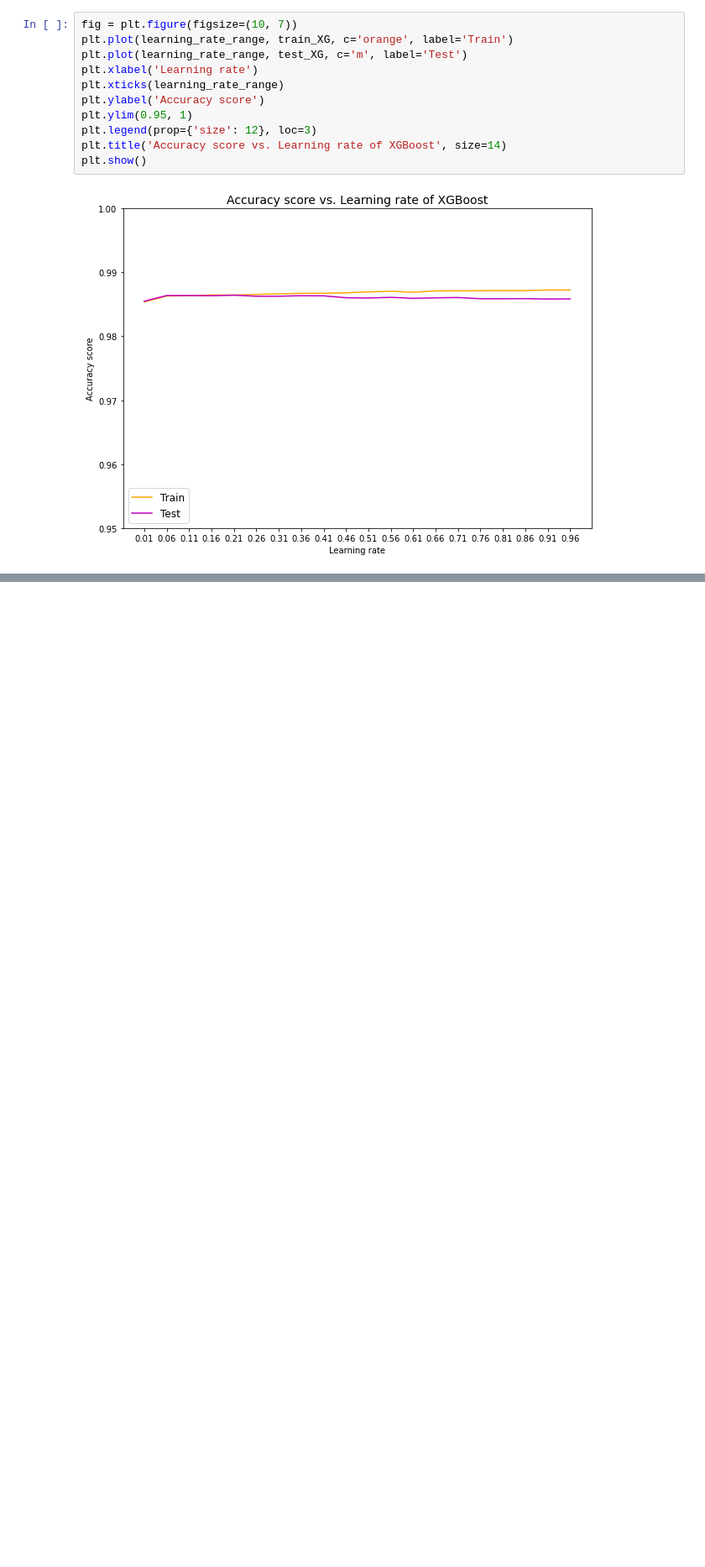
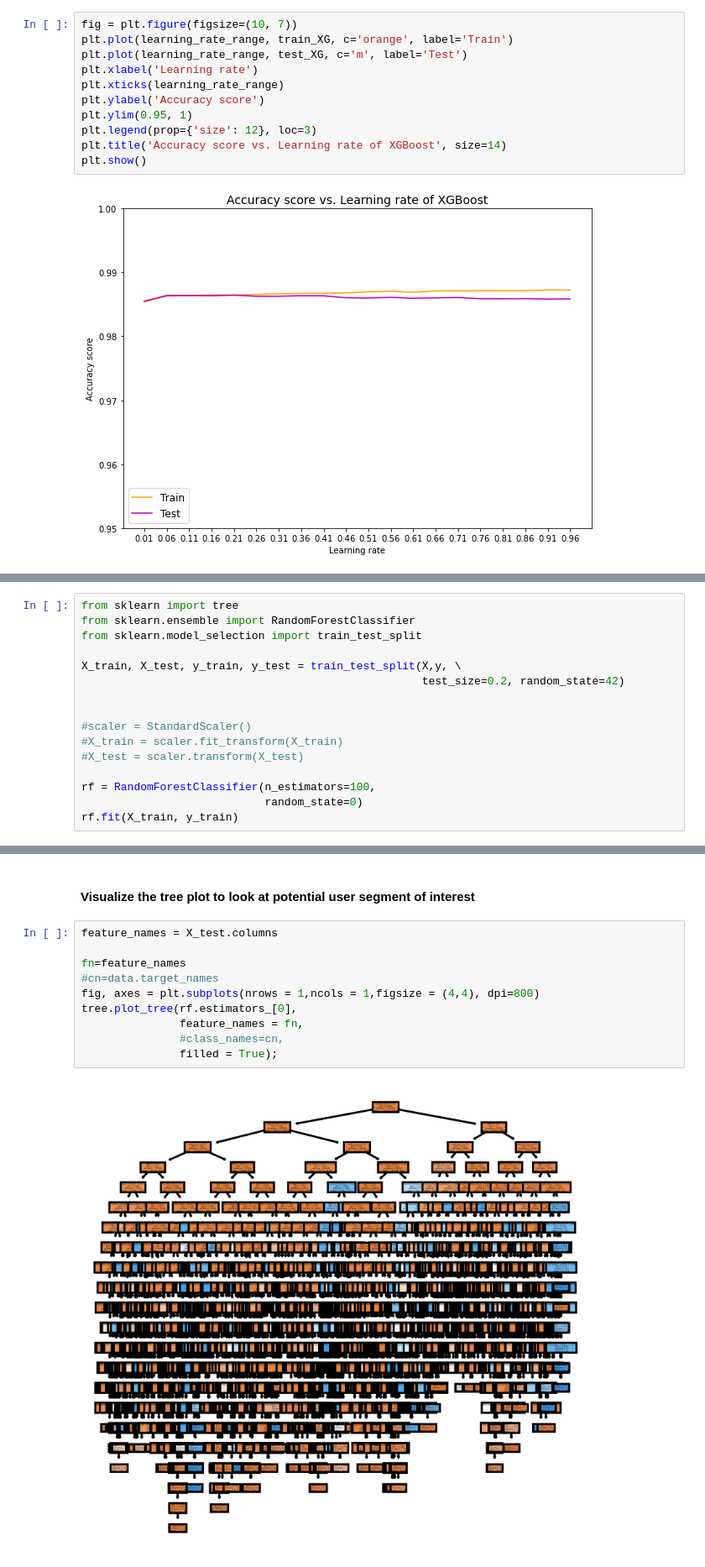
Before and after one commit to zhongyunbell/Take_Home_Data_Challenge, a Jupyter notebook: DS_TakeHome_Conversion_Rate.ipynb, the cells around one changed output, grey strips where cells are left out. Shown at 84% size. Cells and saved outputs as stored; diff of their text form; blank space fills up the shorter version.

Commit message:
Update conversion rate with tree_plot

```diff
--- a/DS_TakeHome_Conversion_Rate.ipynb
+++ b/DS_TakeHome_Conversion_Rate.ipynb
@@ -769,0 +772,16 @@ plt.show()
+# %%
+from sklearn import tree
+from sklearn.ensemble import RandomForestClassifier
+from sklearn.model_selection import train_test_split
+
+X_train, X_test, y_train, y_test = train_test_split(X,y, \
+                                                    test_size=0.2, random_state=42)
+
+
+#scaler = StandardScaler()
+#X_train = scaler.fit_transform(X_train)
+#X_test = scaler.transform(X_test)
+
+rf = RandomForestClassifier(n_estimators=100,
+                            random_state=0)
+rf.fit(X_train, y_train)
@@ -769,0 +795,14 @@ plt.show()
+# %% [markdown]
+#### Visualize the tree plot to look at potential user segment of interest
+# %%
+feature_names = X_test.columns
+
+fn=feature_names
+#cn=data.target_names
+fig, axes = plt.subplots(nrows = 1,ncols = 1,figsize = (4,4), dpi=800)
+tree.plot_tree(rf.estimators_[0],
+               feature_names = fn,
+               #class_names=cn,
+               filled = True);
+# %% [output]
+[figure, added]
```
Also changed, not shown: parts of 12 cells of this notebook.
